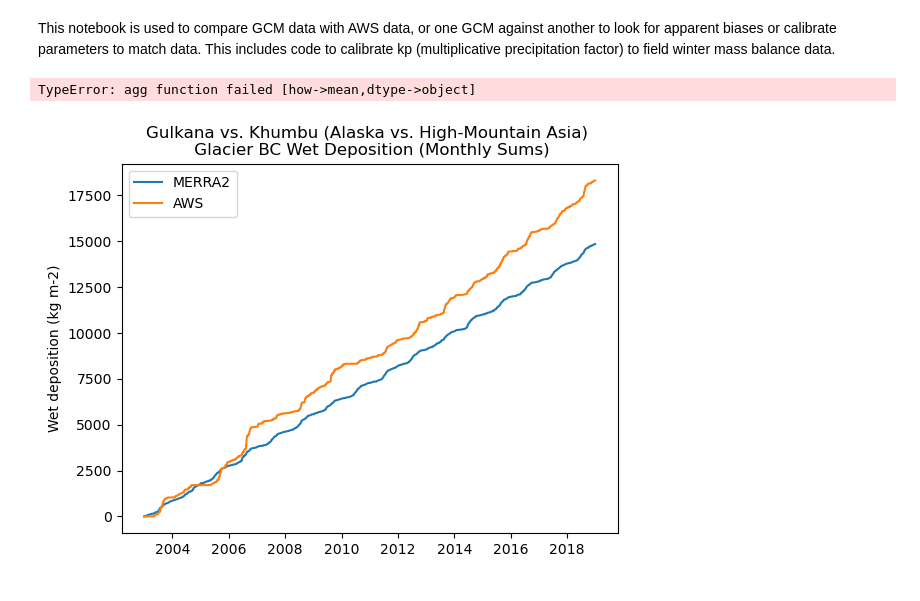
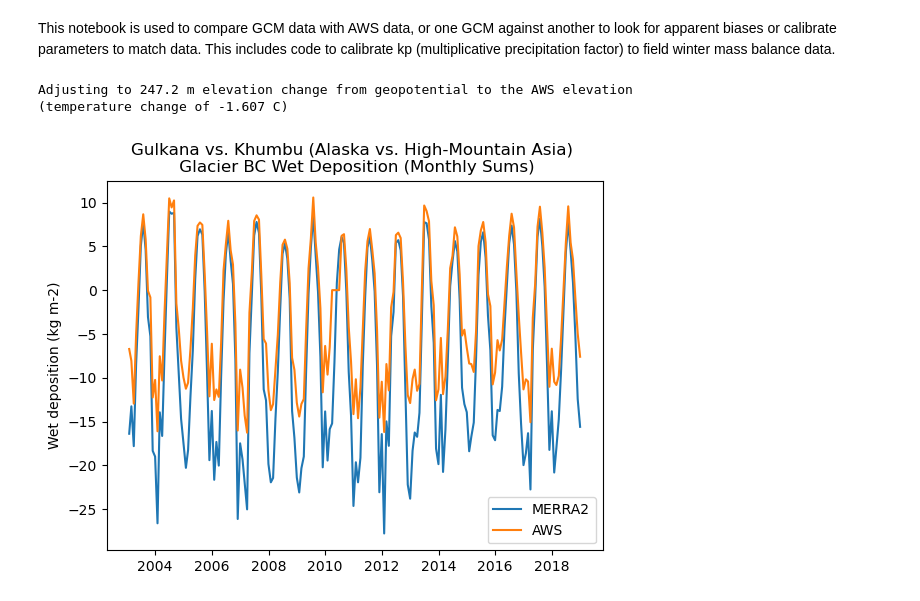
Before and after one commit to drounce/PyGEM, a Jupyter notebook: climate_plotting.ipynb, the cells around one changed output. Cells and saved outputs as stored; diff of their text form; code cells hidden in the pictures.

```diff
--- a/climate_plotting.ipynb
+++ b/climate_plotting.ipynb
@@ -8,7 +8,7 @@ import os
 import numpy as np
 # %%
 # INPUTS
-var = 'tp'      # Variable to compare
+var = 'temp'      # Variable to compare
 compare_by = 'region'   # 'region', 'GCM'
 GCM = 'MERRA2'  # GCM to extract ('MERRA2','ERA5',' or 'BOTH')
 start = pd.to_datetime('2003-01-01 00:00')
@@ -52,7 +52,7 @@ glacier_table = glacier_table.loc[glacier_table['RGIId'] == 'RGI60-'+glac_no]
 cenlat = glacier_table['CenLat'].to_numpy()[0]
 cenlon = glacier_table['CenLon'].to_numpy()[0]
 # %%
-def get_point_ds(eds,GCM,var):
+def get_point_ds(GCM,var):
     """
     Selects the closest latitude and longitude gridcell
     from a GCM dataset to the input cenlat, cenlon coordinates.
@@ -60,19 +60,24 @@ def get_point_ds(eds,GCM,var):
     to elevation units (m)
     """
     # open GCM dataset
-    if GCM in ['MERRA2','BOTH']:
+    if GCM in ['MERRA2']:
+        start_M = start + pd.Timedelta(minutes=30)
+        end_M = end + pd.Timedelta(minutes=30)
         file_lat = str(int(np.floor(cenlat/10)*10))
         file_lon = str(int(np.floor(cenlon/10)*10))
         fn_MERRA2 = fp_MERRA2.replace('LAT',file_lat).replace('LON',file_lon)
         fn_MERRA2 = fn_MERRA2.replace('VAR',all_vars[var]['MERRA2'])
         ds = xr.open_dataset(fn_MERRA2)
+        ds = ds.sel(time=pd.date_range(start_M,end_M,freq='h'))
+        eds = xr.open_dataset('~/research/climate_data/MERRA2/MERRA2constants.nc4')
         latname = 'lat'
         lonname = 'lon'
         elevname = 'PHIS'
 
-    if GCM in ['ERA5','BOTH']:
+    elif GCM in ['ERA5']:
         fn_ERA5 = fp_ERA5.replace('VAR',var)
         ds = xr.open_dataset(fn_ERA5)
+        eds = xr.open_dataset('~/research/climate_data/ERA5/ERA5_hourly/ERA5_geopotential.nc')
         latname = 'latitude'
         lonname = 'longitude'
         elevname = 'z'
@@ -112,3 +105,5 @@ elif 'ERA5' == GCM:
+# %%
+ds_GCM,elev = get_point_ds(GCM,var)
 # %%
 # input processing of AWS dataset
 AWS_elev = 1480
@@ -117,7 +112,7 @@ df_AWS = df_AWS.set_index(pd.to_datetime(df_AWS['local_time']))
 df_AWS.fillna({'Precip_Weighing_Incremental':df_AWS['Precip_Stage_Incremental']*1.48},inplace=True)
 df_AWS = df_AWS.loc[pd.date_range(start,end,freq='h')]
 # df_AWS = df_AWS['Precip_Weighing_Incremental']
-# df_AWS = df_AWS['site_temp_USGS']
+df_AWS = df_AWS['site_temp_USGS']
 # %%
 # RESAMPLE
 if var in ['tp']:
@@ -128,8 +123,6 @@ if var in ['bcwet','bcdry','dustwet','dustdry']:
 else:
     df_AWS = df_AWS.resample('ME').mean()
     ds_GCM = ds_GCM.resample(time='ME').mean()
-# %% [output]
-TypeError: agg function failed [how->mean,dtype->object]
 # %%
 # ds_GCM_AK = ds_GCM.copy()
 # ds_GCM_HMA = ds_GCM.copy()
@@ -145,6 +138,9 @@ if not units_checked:
         print(f'(temperature change of {-0.0065*(AWS_elev - elev) :.3f} C)')
         ds_GCM = ds_GCM - 0.0065*(AWS_elev - elev)
     units_checked = True
+# %% [output]
+Adjusting to 247.2 m elevation change from geopotential to the AWS elevation
+(temperature change of -1.607 C)
 # %%
 # df_AWS = df_AWS.resample('YE').mean()
 # ds_GCM = ds_GCM.resample(time='YE').mean()
@@ -152,17 +148,17 @@ if not units_checked:
 # %%
 plot_GCM = ds_GCM[all_vars[var][GCM]].values
 df_AWS = df_AWS.fillna(0)
-plot_AWS = df_AWS['Precip_Weighing_Incremental'].to_numpy()
+plot_AWS = df_AWS.to_numpy() #['Precip_Weighing_Incremental'].to_numpy()
 if var == 'tp':
     plot_GCM = np.cumsum(plot_GCM)
     plot_AWS = np.cumsum(plot_AWS)
 plt.plot(ds_GCM['time'],plot_GCM,label='MERRA2')
 # plt.plot(ds_GCM['time'],ds_GCM_HMA[all_vars[var][GCM]].values,label='HMA')
 plt.plot(df_AWS.index,plot_AWS,label='AWS')
 
 plt.legend()
 plt.title('Gulkana vs. Khumbu (Alaska vs. High-Mountain Asia) \n Glacier BC Wet Deposition (Monthly Sums)')
 plt.ylabel('Wet deposition (kg m-2)')
 plt.show()
 # %% [output]
-[figure, old version]
+[figure, new version]
```
Also changed, not shown: parts of 7 cells of this notebook, 10 other files.
